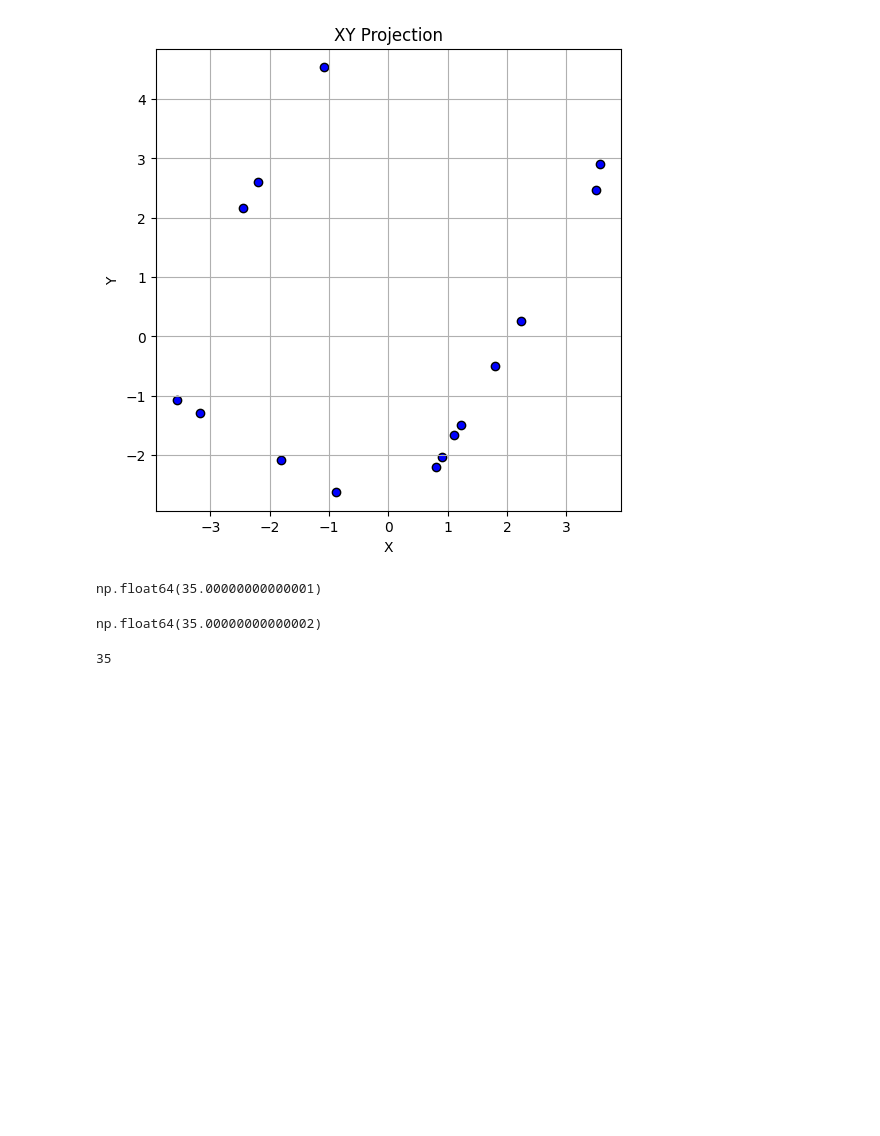
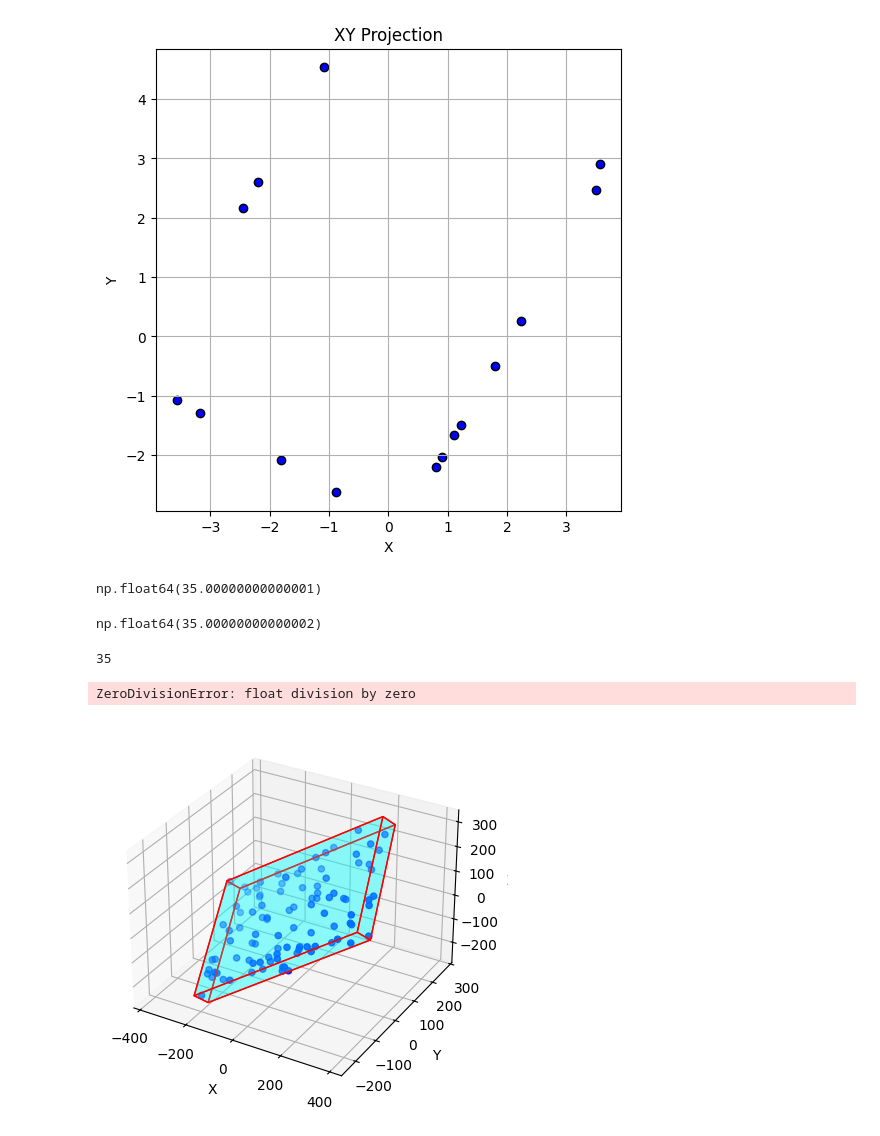
Before and after one commit to calico-team/calico-sp25, a Jupyter notebook: cylinder/experiments/Cylinder.ipynb, the cells around one changed output. Saved outputs shown, nothing was run; the diff lists cells and outputs as text; code cells hidden in the pictures; blank space fills up the shorter version.

```diff
--- a/cylinder/experiments/Cylinder.ipynb
+++ b/cylinder/experiments/Cylinder.ipynb
@@ -514,3 +514,14 @@ np.float64(35.00000000000002)
 r.volume()
 # %% [output]
 35
+# %%
+Plane.from_points(Point(-22.1234, 500.0, 777.7777777777778),Point(-2.1234, 500.0, 777.7777777777778),Point(-41.1234, 500.0, 777.7777777777778))
+# %% [output]
+ZeroDivisionError: float division by zero
+# %%
+random.seed(133)
+r = RectangularPrism(69, 420, 666, (10, 20, 30), (40, 50, 60))
+points = [r.sample_surface_point() for _ in range(100)]
+visualize_debug(r, points)
+# %% [output]
+[figure, added]
```
Also changed, not shown: parts of 3 cells of this notebook.
